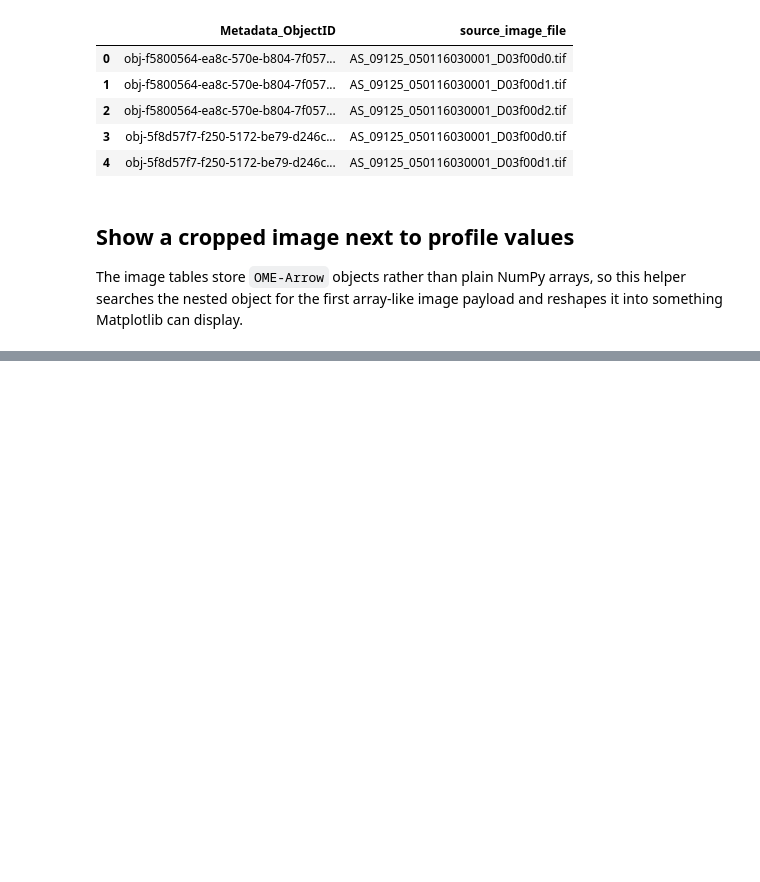
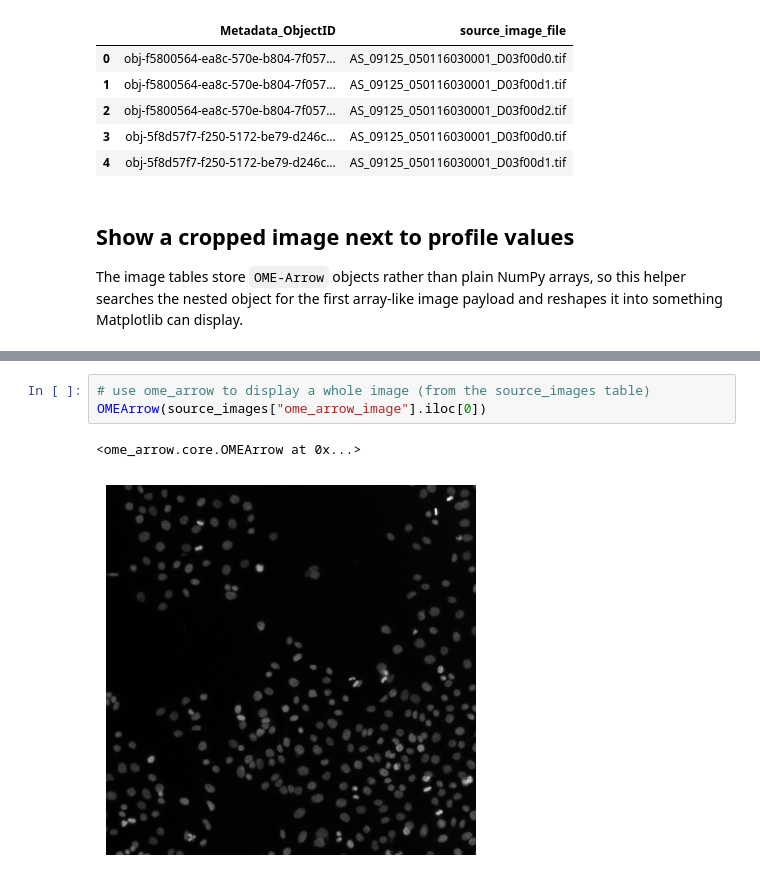
Before and after one commit to cytomining/CytoTable, a Jupyter notebook: docs/source/examples/cytotable_with_profiles_and_images.ipynb, the cells around one changed output, grey strips where cells are left out. Cells and saved outputs as stored; diff of their text form; blank space fills up the shorter version.

Commit message:
notebook with images
Co-Authored-By: Gregory Way <gregory.way@gmail.com>

```diff
--- a/docs/source/examples/cytotable_with_profiles_and_images.ipynb
+++ b/docs/source/examples/cytotable_with_profiles_and_images.ipynb
@@ -232,0 +143,6 @@ plt.show()
+# %%
+# use ome_arrow to display a whole image (from the source_images table)
+OMEArrow(source_images["ome_arrow_image"].iloc[0])
+# %% [output]
+<ome_arrow.core.OMEArrow at 0x...>
+[figure, added]
```
Also changed, not shown: parts of 4 cells of this notebook, 4 other files.
